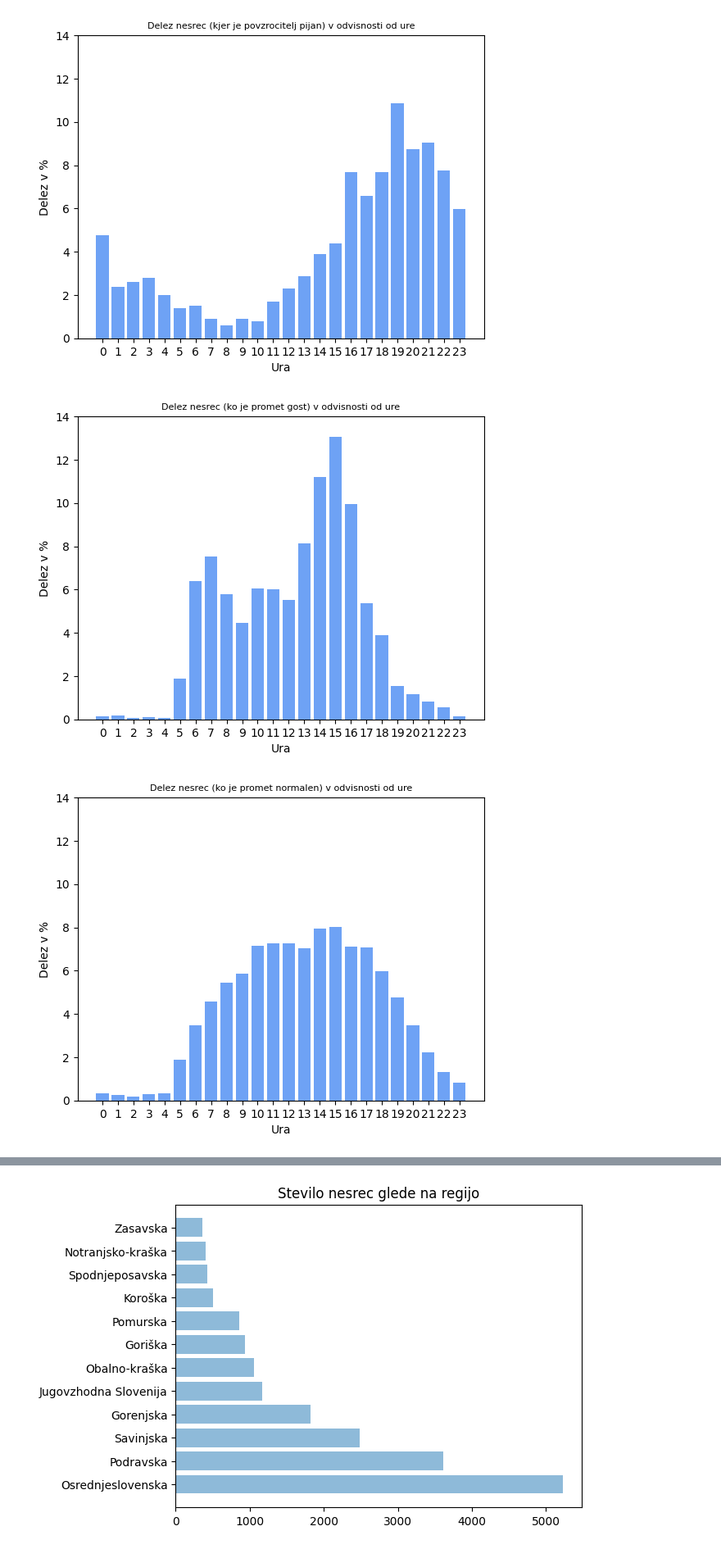
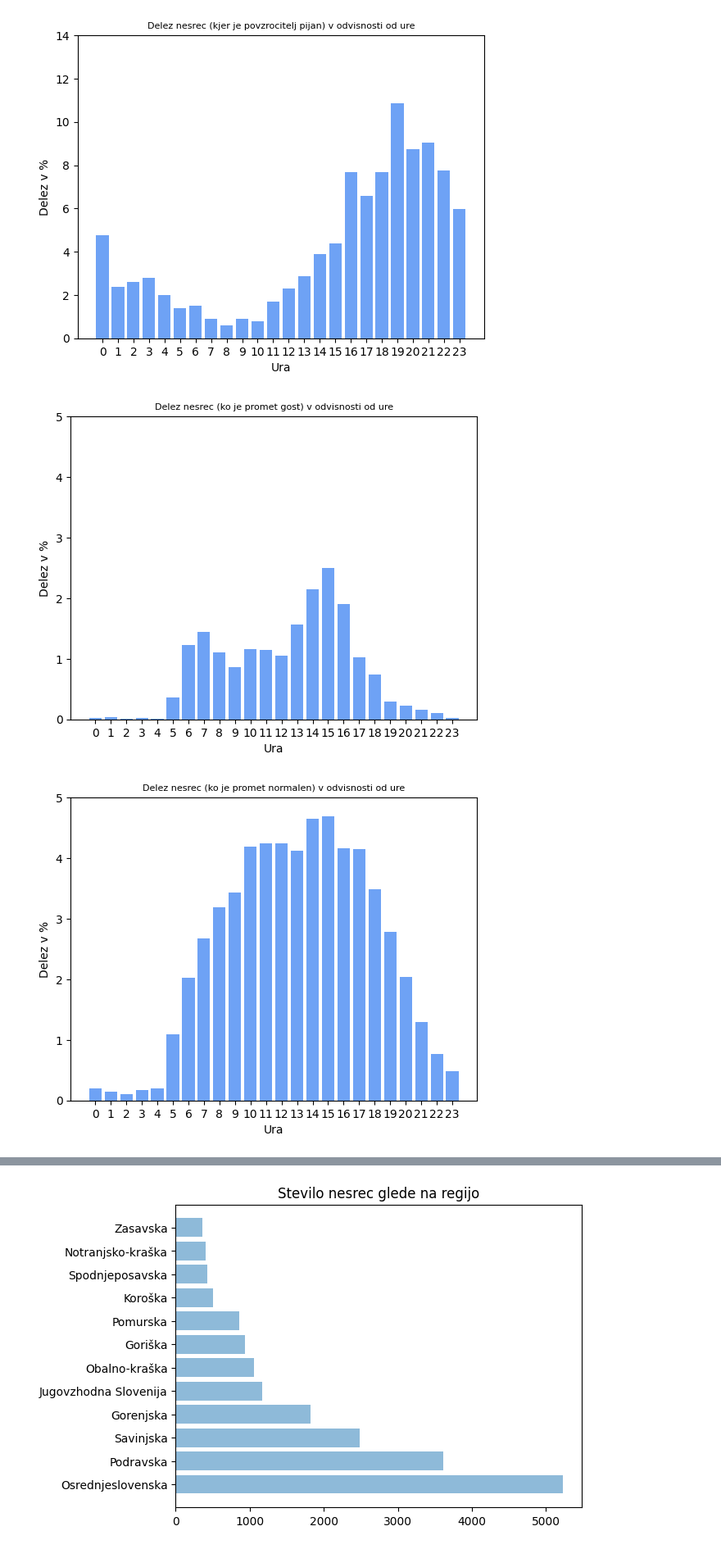
Before and after one commit to ozbej/PR20BOTGJ, a Jupyter notebook: Porocilo Gal.ipynb, the cells around one changed output, grey strips where cells are left out. Shown at 82% size. Drawn from its saved outputs; the diff is of its cells as text; code cells hidden in the pictures.

```diff
--- a/Porocilo Gal.ipynb
+++ b/Porocilo Gal.ipynb
@@ -226,9 +226,7 @@ plt.ylabel("Delez v %");
 ureNesrecGost = dict()
 ureNesrecRedek = dict()
 ureNesrecNormalen = dict()
-vsiGost = 0
-vsiRedek = 0
-vsiNormalen = 0
+vsi = 0
 
 for row in data:
     nesrecaId = int(row["ZaporednaStevilkaPN"])
@@ -238,52 +236,52 @@ for row in data:
     if stanjePrometa == "NORMALEN":
         if uraNesrece not in ureNesrecNormalen:
             ureNesrecNormalen[uraNesrece] = 1;
-            vsiNormalen += 1
+            vsi += 1
         elif nesrecaId not in ureNesrecNormalen:
             ureNesrecNormalen[uraNesrece] += 1;
-            vsiNormalen += 1
+            vsi += 1
     elif stanjePrometa == "GOST":
         if uraNesrece not in ureNesrecGost:
             ureNesrecGost[uraNesrece] = 1;
-            vsiGost += 1
+            vsi += 1
         elif nesrecaId not in ureNesrecGost:
             ureNesrecGost[uraNesrece] += 1;
-            vsiGost += 1
+            vsi += 1
     elif stanjePrometa == "REDEK":
         if uraNesrece not in ureNesrecRedek:
             ureNesrecRedek[uraNesrece] = 1;
-            vsiRedek += 1
+            vsi += 1
         elif nesrecaId not in ureNesrecRedek:
             ureNesrecRedek[uraNesrece] += 1;
-            vsiRedek += 1
+            vsi += 1
 # %%
 s = sorted(ureNesrecGost.keys())
 ure_nesrec_sorted = dict()
 for i in s:
-    ure_nesrec_sorted[i] = (ureNesrecGost.get(i) / vsiGost) * 100.0
+    ure_nesrec_sorted[i] = (ureNesrecGost.get(i) / vsi) * 100.0
 
 plt.bar(ure_nesrec_sorted.keys(), ure_nesrec_sorted.values(), color="#6ea2f5");
 plt.title("Delez nesrec (ko je promet gost) v odvisnosti od ure", fontsize=8)
 plt.xlabel("Ura");
 plt.xticks(s)
-plt.ylim(0, 14)
+plt.ylim(0, 5)
 plt.ylabel("Delez v %");
 # %% [output]
-[figure, old version]
+[figure, new version]
 # %%
 s = sorted(ureNesrecNormalen.keys())
 ure_nesrec_sorted = dict()
 for i in s:
-    ure_nesrec_sorted[i] = (ureNesrecNormalen.get(i) / vsiNormalen) * 100.0
+    ure_nesrec_sorted[i] = (ureNesrecNormalen.get(i) / vsi) * 100.0
 
 plt.bar(ure_nesrec_sorted.keys(), ure_nesrec_sorted.values(), color="#6ea2f5");
 plt.title("Delez nesrec (ko je promet normalen) v odvisnosti od ure", fontsize=8)
 plt.xlabel("Ura");
 plt.xticks(s)
-plt.ylim(0, 14)
+plt.ylim(0, 5)
 plt.ylabel("Delez v %");
 # %% [output]
-[figure, old version]
+[figure, new version]
 # %%
 s = sorted(ureNesrecRedek.keys())
 ure_nesrec_sorted = dict()
```
Also changed, not shown: parts of 1 cell of this notebook.
